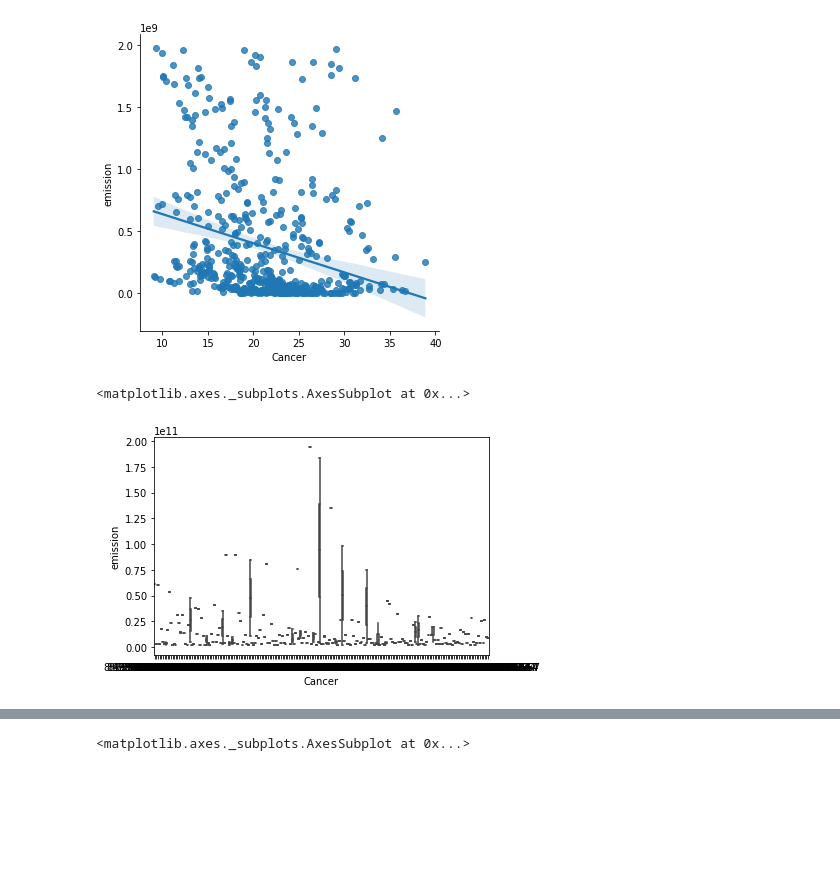
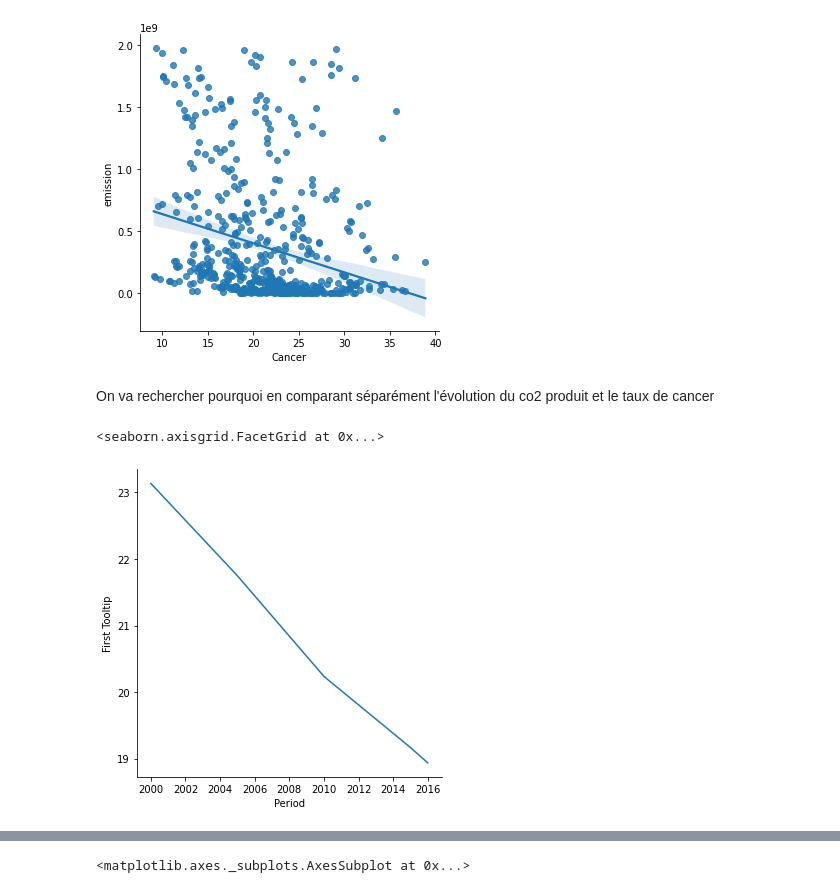
Before and after one commit to tplulu/python, a Jupyter notebook: Projet_data.ipynb, the cells around one changed output, grey strips where cells are left out. Drawn from its saved outputs; the diff is of its cells as text; code cells hidden in the pictures; blank space fills up the shorter version.

```diff
--- a/Projet_data.ipynb
+++ b/Projet_data.ipynb
@@ -98,11 +96,14 @@ sb.lmplot(
 # %% [output]
 <seaborn.axisgrid.FacetGrid at 0x...>
 [figure]
-# %%
-sb.boxplot(
-    data=pa_big,
-    x="Cancer", y="emission",
-)
-# %% [output]
-<matplotlib.axes._subplots.AxesSubplot at 0x...>
-[figure, removed]
+# %% [markdown]
+On va rechercher pourquoi en comparant séparément l'évolution du co2 produit et le taux de cancer
+# %%
+cancer_moye = cancer.groupby(['Period']).mean()
+sb.relplot(
+    data=cancer_moye,
+    x="Period", y="First Tooltip", kind="line",
+)
+# %% [output]
+<seaborn.axisgrid.FacetGrid at 0x...>
+[figure, added]
```
Also changed, not shown: parts of 14 cells of this notebook.
